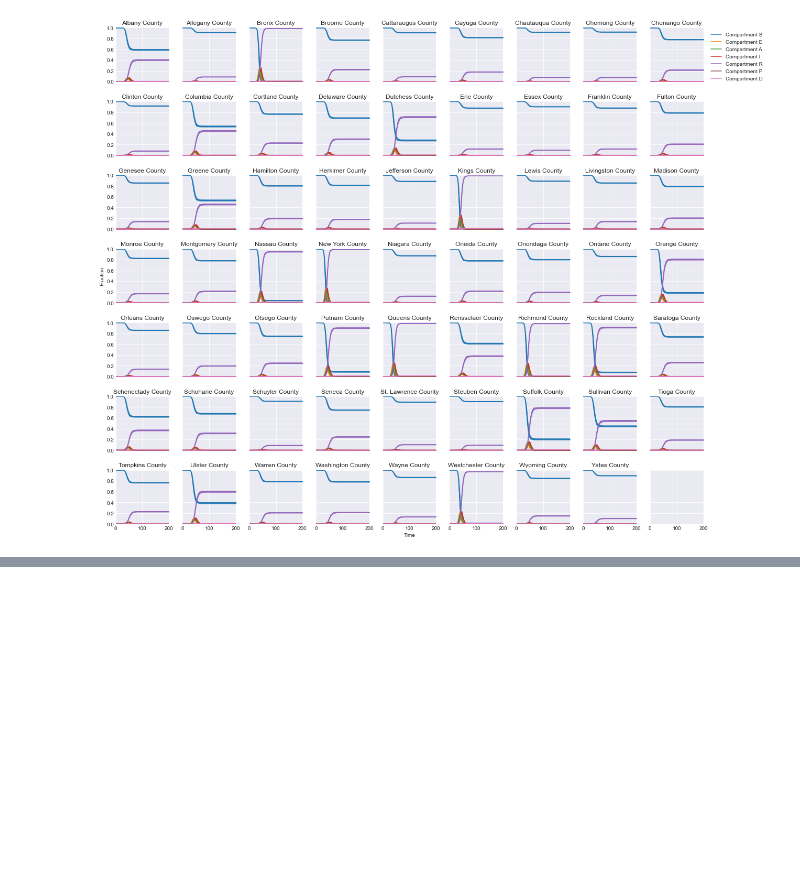
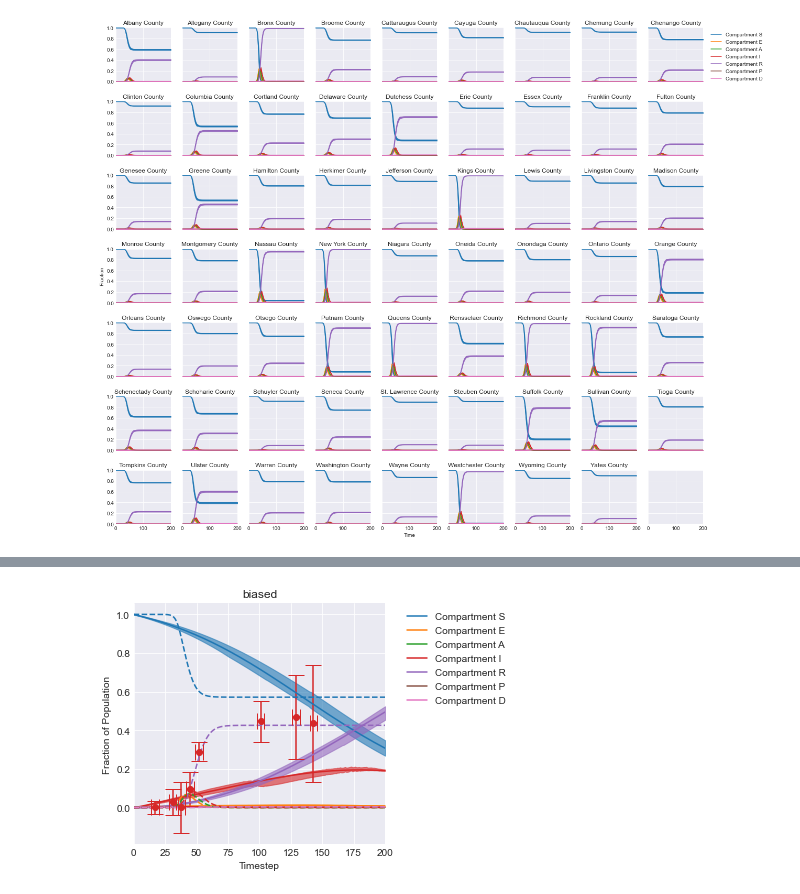
Before and after one commit to ur-whitelab/py0, a Jupyter notebook: examples/Fit_data.ipynb, the cells around one changed output, grey strips where cells are left out. Cells and saved outputs as stored; diff of their text form; code cells hidden in the pictures; blank space fills up the shorter version.

```diff
--- a/examples/Fit_data.ipynb
+++ b/examples/Fit_data.ipynb
@@ -219,0 +225,12 @@ plt.show()
+# %%
+patch_number = 0
+maxentep.traj_quantile(trajs[:,:,patch_number,:], weights=me_model.traj_weights, names=full_compartments)
+plt.plot(ref_traj[p,:,patch_number,:], linestyle='--')
+# axs[1].plot(ref_traj[p,:,0,0], linestyle='--', color='C0')
+for i,pf in enumerate(plot_fxns):
+    pf(plt, me_model.lambdas[i], color='C3')
+plt.tight_layout()
+plt.title('biased')
+plt.show()
+# %% [output]
+[figure, added]
```
Also changed, not shown: parts of 34 cells of this notebook, 1 other file.
